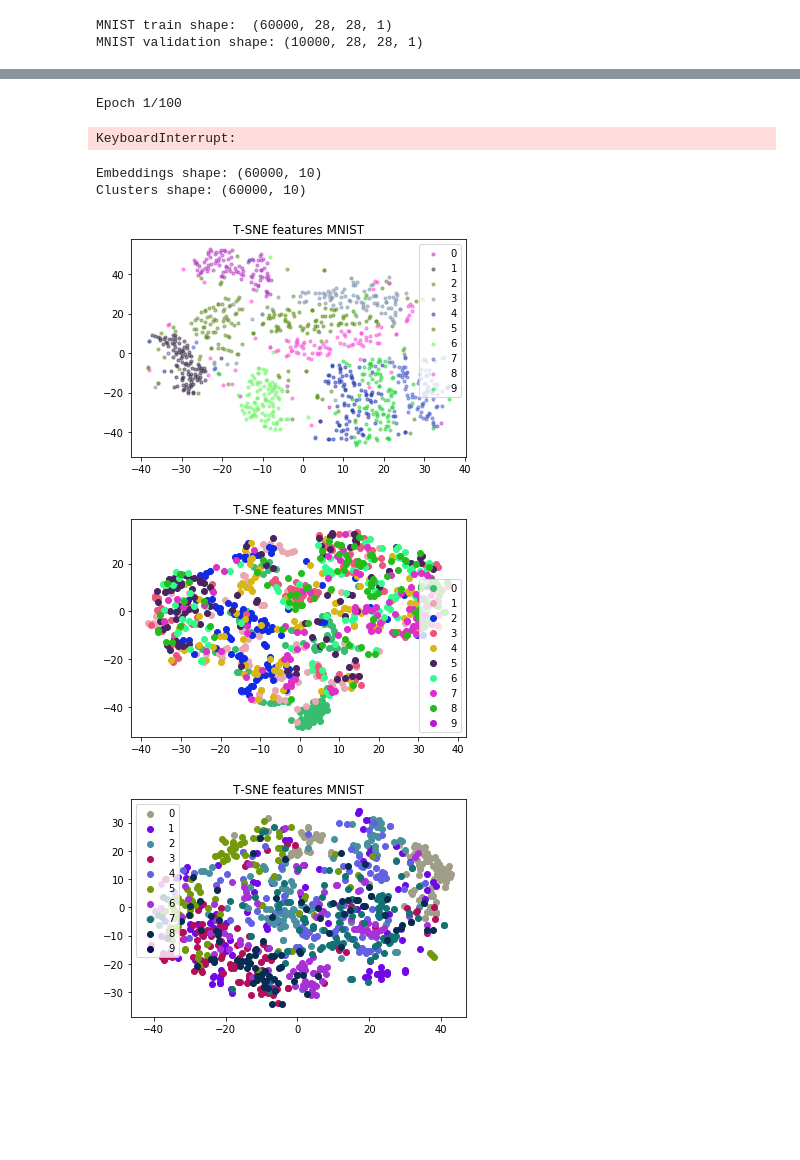
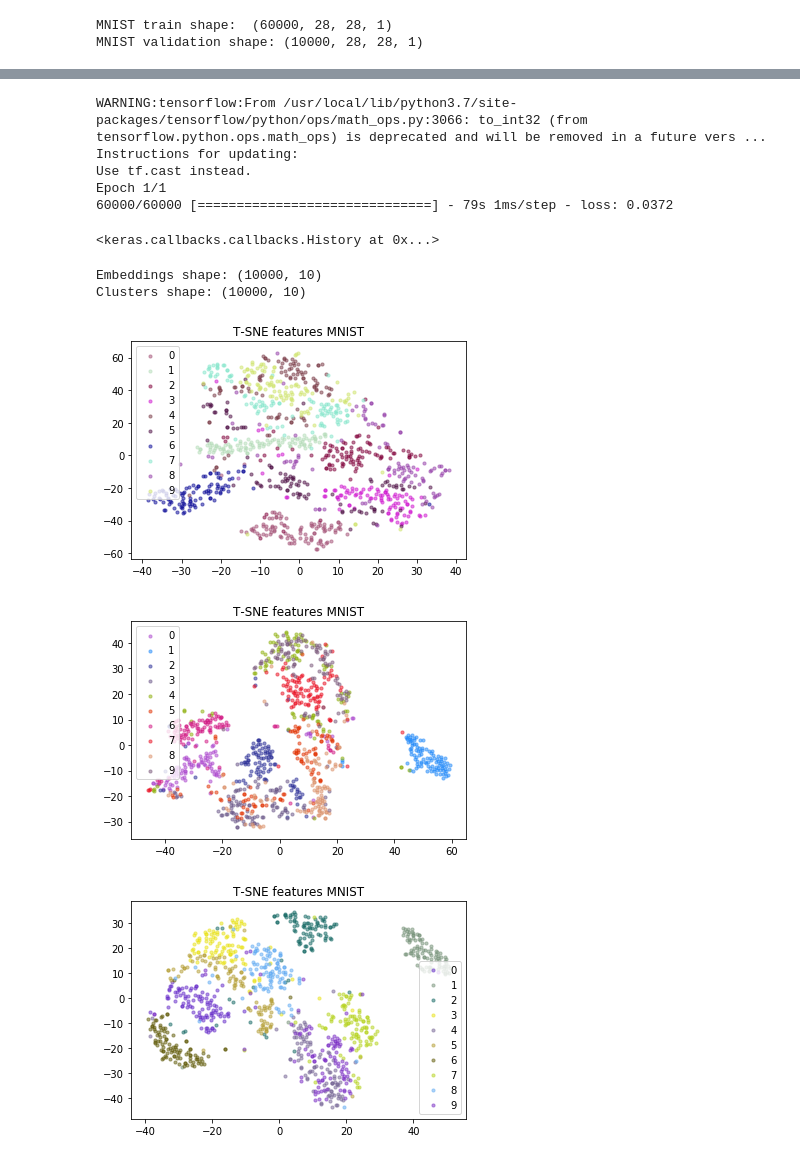
Before and after one commit to eloygeenjaar/cv-dl, a Jupyter notebook: dcec-train.ipynb, the cells around one changed output, grey strips where cells are left out. Cells and saved outputs as stored; diff of their text form; code cells hidden in the pictures; blank space fills up the shorter version.

Commit message:
Trimmed some code and fixed dcec-train

```diff
--- a/dcec-train.ipynb
+++ b/dcec-train.ipynb
@@ -25,3 +27,17 @@ print(f'MNIST validation shape: {mnist_test_data.shape}')
 # %% [output]
 MNIST train shape:  (60000, 28, 28, 1)
 MNIST validation shape: (10000, 28, 28, 1)
+# %%
+dcec = keras.models.Sequential()
+dcec.add(keras.layers.Conv2D(filters=32, kernel_size=5, strides=2, input_shape=(28, 28, 1), activation='relu', padding='same', name='conv1'))
+dcec.add(keras.layers.Conv2D(filters=64, kernel_size=5, strides=2, activation='relu', padding='same', name='conv2'))
+dcec.add(keras.layers.Conv2D(filters=128, kernel_size=3, strides=2, activation='relu', padding='valid', name='conv3'))
+dcec.add(keras.layers.Flatten())
+dcec.add(keras.layers.Dense(units=10, name='dense1'))
+dcec.add(keras.layers.Lambda(lambda x: tf.keras.backend.l2_normalize(x, axis=0), name='embeddings'))
+dcec.add(keras.layers.Dense(units=128 * int(28/8) * int(28/8), activation='relu', name='dense2'))
+dcec.add(keras.layers.Reshape( (int(28/8), int(28/8), 128) ))
+dcec.add(keras.layers.Conv2DTranspose(filters=64, kernel_size=3, strides=2, padding='valid', activation='relu', name='tp1'))
+dcec.add(keras.layers.Conv2DTranspose(filters=32, kernel_size=5, strides=2, padding='same', activation='relu', name='tp2'))
+dcec.add(keras.layers.Conv2DTranspose(filters=1, kernel_size=5, strides=2, padding='same', activation='relu', name='tp3'))
+dcec.summary()
@@ -28,30 +62,28 @@ MNIST validation shape: (10000, 28, 28, 1)
 # %%
-dcec = DCEC()
-dcec.compile(optimizer='sgd',
+dcec.compile(optimizer='adam',
               loss='mse')
-dcec = dcec.fit(mnist_train_data,
+dcec.fit(mnist_train_data,
          mnist_train_data,
          batch_size=batch_size,
          epochs=100,
          verbose=1)
 # %% [output]
-Epoch 1/100
+WARNING:tensorflow:From /usr/local/lib/python3.7/site-packages/tensorflow/python/ops/math_ops.py:3066: to_int32 (from tensorflow.python.ops.math_ops) is deprecated and will be removed in a future vers ...
+Instructions for updating:
+Use tf.cast instead.
+Epoch 1/1
+60000/60000 [==============================] - 79s 1ms/step - loss: 0.0372
-KeyboardInterrupt:
+<keras.callbacks.callbacks.History at 0x...>
 # %%
-#encoder = Model(inputs=dcec.layers[0].input, outputs=dcec.get_layer(name='dense1').output)
-embed = keras.backend.function([dcec.layers[0].input],
-                                              [dcec.get_layer(name='dense1').output])
-embeddings = np.asarray(embed(mnist_train_data)).squeeze(0)
-normalizer = Normalizer(norm='l2')
-#embeddings = encoder.predict(mnist_train_data)
+encoder = keras.Model(inputs=dcec.input, outputs=dcec.get_layer(name='embeddings').output)
+embeddings = encoder.predict(mnist_test_data)
 
 print(f'Embeddings shape: {embeddings.shape}')
-embeddings = normalizer.fit_transform(embeddings)
 clusters = KMeans(n_clusters=10).fit_transform(embeddings)
 print(f'Clusters shape: {clusters.shape}')
 # %% [output]
-Embeddings shape: (60000, 10)
-Clusters shape: (60000, 10)
+Embeddings shape: (10000, 10)
+Clusters shape: (10000, 10)
 # %%
 def plot_tsne(data: np.ndarray,
               labels: np.ndarray,
@@ -79,23 +111,23 @@ def plot_tsne(data: np.ndarray,
     plt.legend(unique_labels)
     plt.show()
 
-plot_tsne(mnist_train_data,
-          mnist_train_labels,
+plot_tsne(mnist_test_data,
+          mnist_test_labels,
           dataset_name='MNIST',
           num_samples_per_class=100)
 # %% [output]
-[figure, old version]
+[figure, new version]
 # %%
 plot_tsne(clusters,
-          mnist_train_labels,
+          mnist_test_labels,
           dataset_name='MNIST',
           num_samples_per_class=100)
 # %% [output]
-[figure, old version]
+[figure, new version]
 # %%
 plot_tsne(embeddings,
-          mnist_train_labels,
+          mnist_test_labels,
           dataset_name='MNIST',
           num_samples_per_class=100)
 # %% [output]
-[figure, old version]
+[figure, new version]
```
Also changed, not shown: parts of 8 cells of this notebook.
